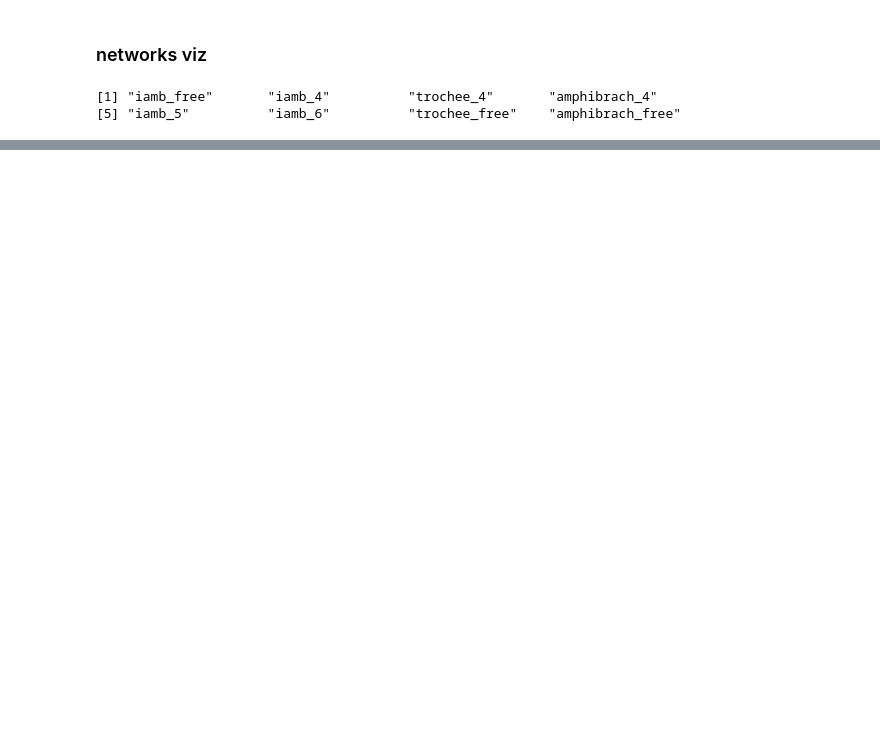
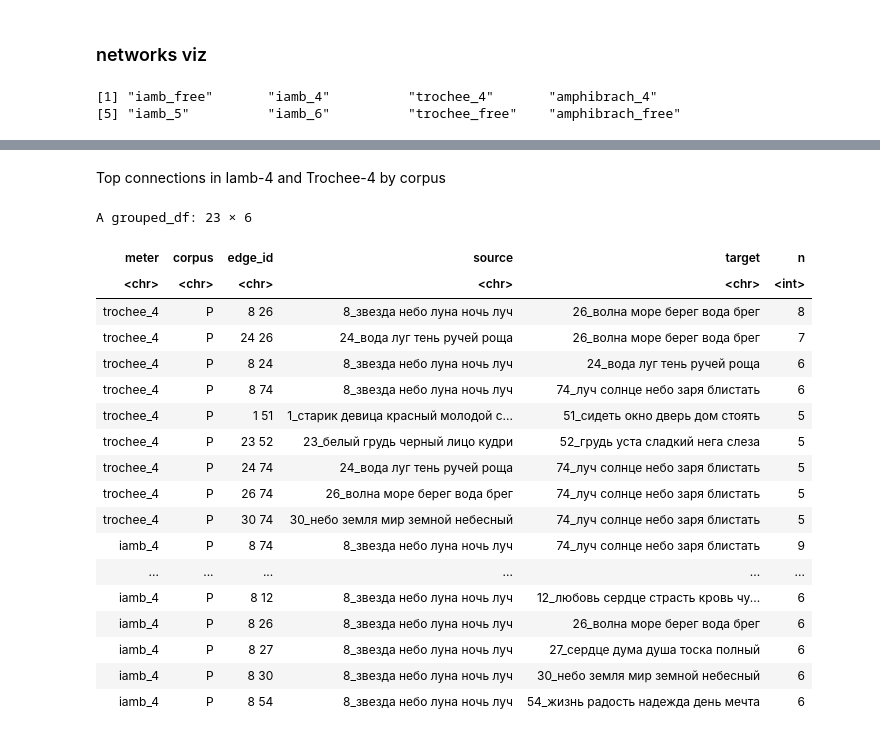
Before and after one commit to tonyamart/iamb_networks, a Jupyter notebook: scr/03_02_Networks_periodicals.ipynb, the cells around one changed output, grey strips where cells are left out. Saved outputs shown, nothing was run; the diff lists cells and outputs as text; code cells hidden in the pictures; blank space fills up the shorter version.

```diff
--- a/scr/03_02_Networks_periodicals.ipynb
+++ b/scr/03_02_Networks_periodicals.ipynb
@@ -573,0 +622,30 @@ plotlist[[1]]
+# %% [markdown]
+Top connections in Iamb-4 and Trochee-4 by corpus
+# %%
+links_1830 %>%
+    filter(corpus == "P" & meter %in% c("trochee_4", "iamb_4")) %>%
+    group_by(meter) %>%
+    top_n(5, n) %>%
+    arrange(desc(n)) %>%
+    arrange(desc(meter)) %>%
+    arrange(desc(corpus))
+# %% [output]
+A grouped_df: 23 × 6
+| meter | corpus | edge_id | source | target | n |
+| <chr> | <chr> | <chr> | <chr> | <chr> | <int> |
+| trochee_4 | P | 8 26 | 8_звезда небо луна ночь луч | 26_волна море берег вода брег | 8 |
+| trochee_4 | P | 24 26 | 24_вода луг тень ручей роща | 26_волна море берег вода брег | 7 |
+| trochee_4 | P | 8 24 | 8_звезда небо луна ночь луч | 24_вода луг тень ручей роща | 6 |
+| trochee_4 | P | 8 74 | 8_звезда небо луна ночь луч | 74_луч солнце небо заря блистать | 6 |
+| trochee_4 | P | 1 51 | 1_старик девица красный молодой с... | 51_сидеть окно дверь дом стоять | 5 |
+| trochee_4 | P | 23 52 | 23_белый грудь черный лицо кудри | 52_грудь уста сладкий нега слеза | 5 |
+| trochee_4 | P | 24 74 | 24_вода луг тень ручей роща | 74_луч солнце небо заря блистать | 5 |
+| trochee_4 | P | 26 74 | 26_волна море берег вода брег | 74_луч солнце небо заря блистать | 5 |
+| trochee_4 | P | 30 74 | 30_небо земля мир земной небесный | 74_луч солнце небо заря блистать | 5 |
+| iamb_4 | P | 8 74 | 8_звезда небо луна ночь луч | 74_луч солнце небо заря блистать | 9 |
+| ... | ... | ... | ... | ... | ... |
+| iamb_4 | P | 8 12 | 8_звезда небо луна ночь луч | 12_любовь сердце страсть кровь чу... | 6 |
+| iamb_4 | P | 8 26 | 8_звезда небо луна ночь луч | 26_волна море берег вода брег | 6 |
+| iamb_4 | P | 8 27 | 8_звезда небо луна ночь луч | 27_сердце дума душа тоска полный | 6 |
+| iamb_4 | P | 8 30 | 8_звезда небо луна ночь луч | 30_небо земля мир земной небесный | 6 |
+| iamb_4 | P | 8 54 | 8_звезда небо луна ночь луч | 54_жизнь радость надежда день мечта | 6 |
```
Also changed, not shown: parts of 26 cells of this notebook, 19 other files.
